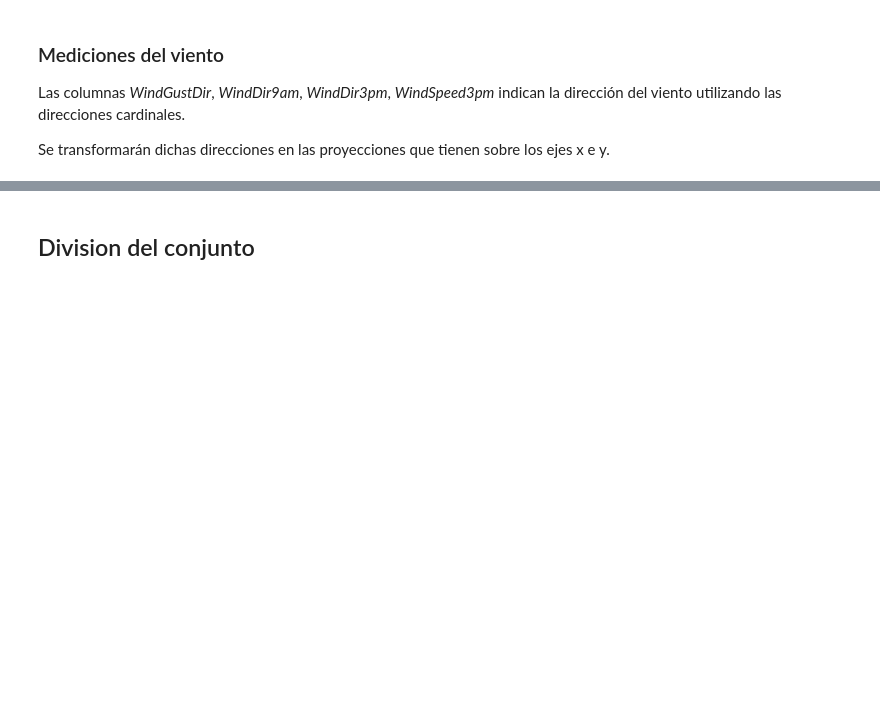
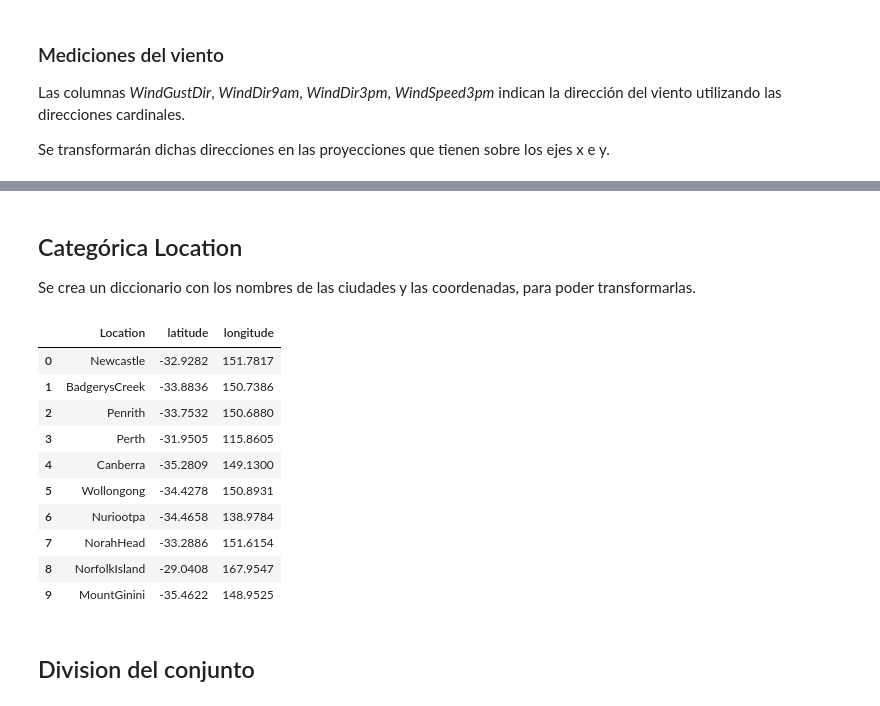
Before and after one commit to bpace1/AA1-TUIA-Crenna-Pace-SanchoAlmenar, a Jupyter notebook: TP-clasificacion-AA1.ipynb, the cells around one changed output, grey strips where cells are left out. Saved outputs shown, nothing was run; the diff lists cells and outputs as text; code cells hidden in the pictures; blank space fills up the shorter version.

```diff
--- a/TP-clasificacion-AA1.ipynb
+++ b/TP-clasificacion-AA1.ipynb
@@ -184,0 +186,4 @@ df[['Year', 'Season', 'Location', 'WindDir3pm_x', 'WindDir3pm_y', 'WindDir9am_x'
+# %% [markdown]
+## Categórica Location
+
+Se crea un diccionario con los nombres de las ciudades y las coordenadas, para poder transformarlas.
@@ -184,0 +203,17 @@ df[['Year', 'Season', 'Location', 'WindDir3pm_x', 'WindDir3pm_y', 'WindDir9am_x'
+# %%
+coords_df: pd.DataFrame = pd.DataFrame.from_dict(chosen_cities_coordinates, orient='index') #creo dataset a partir del diccionario anterior
+coords_df.reset_index(inplace=True) #reseteo indices
+coords_df.rename(columns={'index':'Location'}, inplace=True) #renombro index a location
+coords_df
+# %% [output]
+|  | Location | latitude | longitude |
+| 0 | Newcastle | -32.9282 | 151.7817 |
+| 1 | BadgerysCreek | -33.8836 | 150.7386 |
+| 2 | Penrith | -33.7532 | 150.6880 |
+| 3 | Perth | -31.9505 | 115.8605 |
+| 4 | Canberra | -35.2809 | 149.1300 |
+| 5 | Wollongong | -34.4278 | 150.8931 |
+| 6 | Nuriootpa | -34.4658 | 138.9784 |
+| 7 | NorahHead | -33.2886 | 151.6154 |
+| 8 | NorfolkIsland | -29.0408 | 167.9547 |
+| 9 | MountGinini | -35.4622 | 148.9525 |
```
Also changed, not shown: parts of 34 cells of this notebook.
